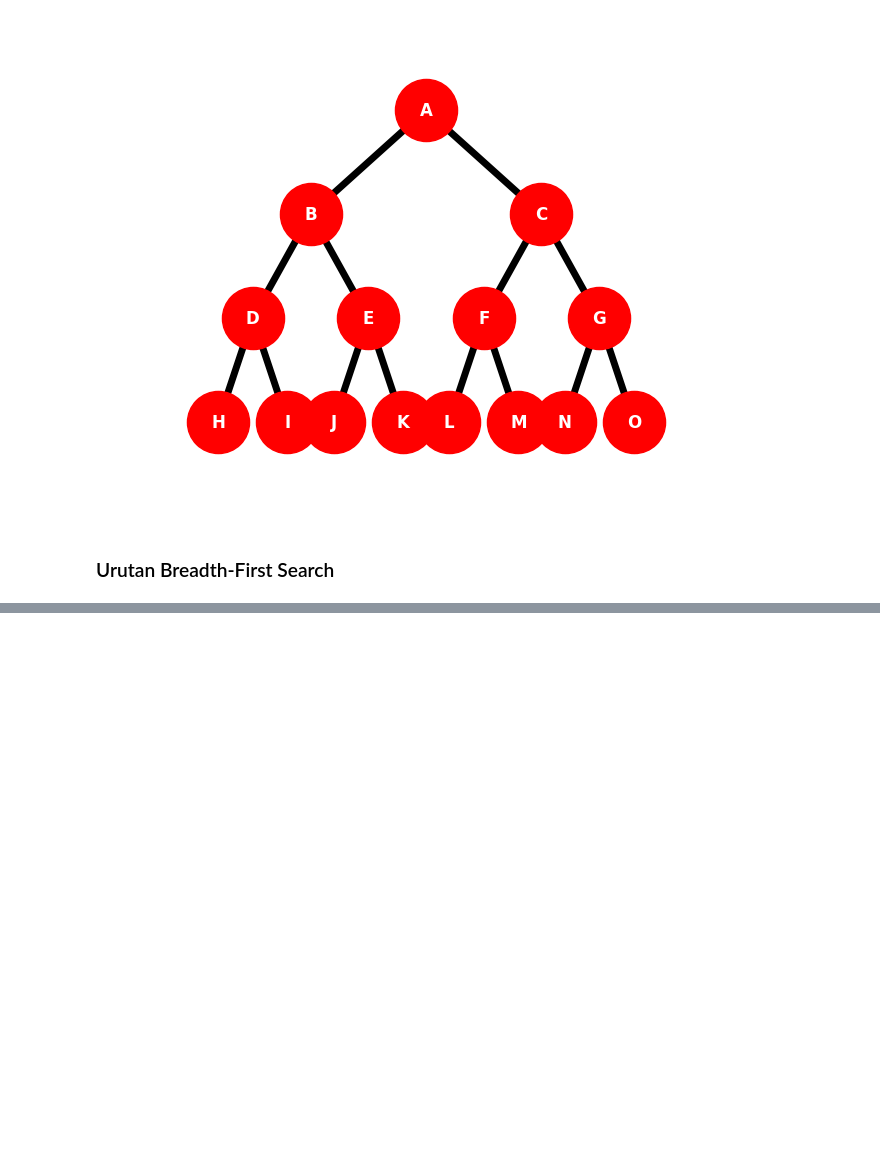
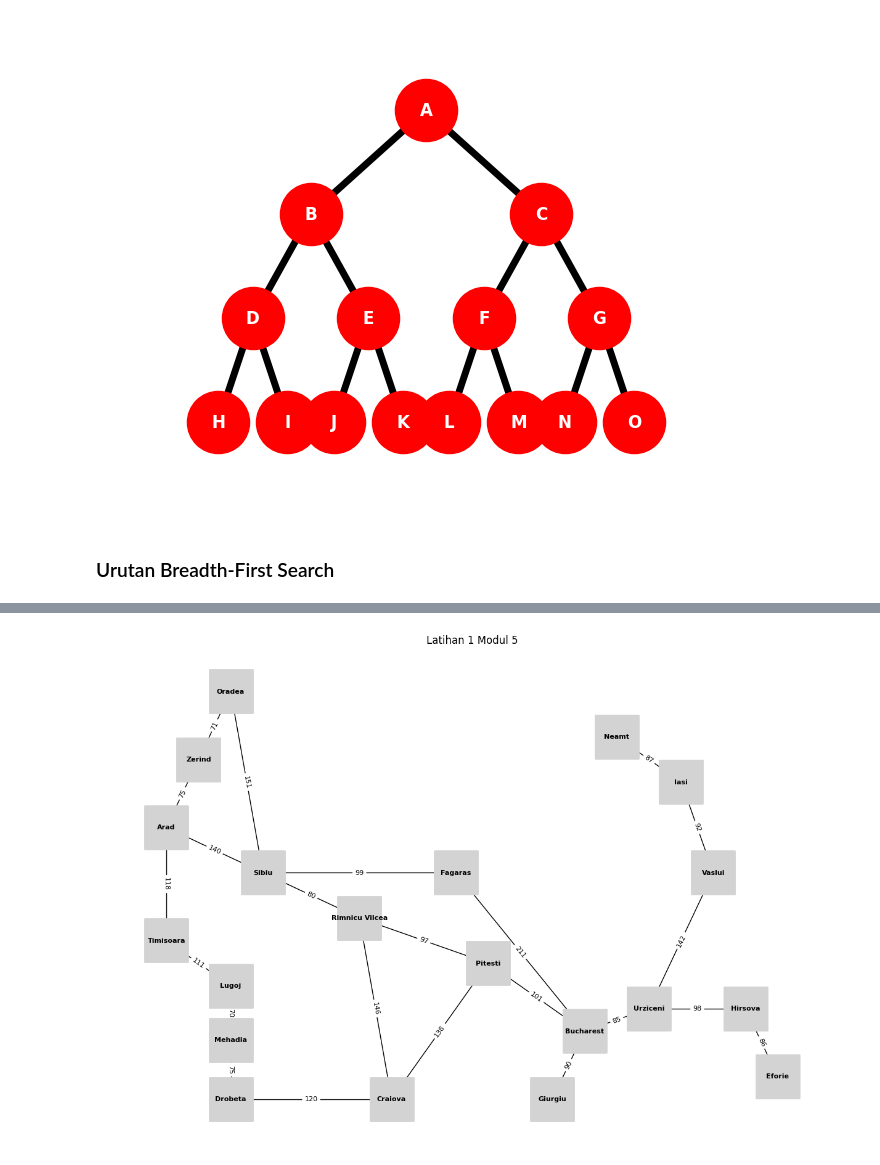
Before and after one commit to JinggaJilca/DKA-Praktikum, a Jupyter notebook: praktikum-5/bfs.ipynb, the cells around one changed output, grey strips where cells are left out. Cells and saved outputs as stored; diff of their text form; code cells hidden in the pictures; blank space fills up the shorter version.

Commit message:
Modul 3

```diff
--- a/praktikum-5/bfs.ipynb
+++ b/praktikum-5/bfs.ipynb
@@ -94,0 +144,93 @@ Urutan node yang dikunjungi:
+# %%
+import networkx as nx
+import matplotlib.pyplot as plt
+
+#Membuat wadah kosong untuk graph undirected
+G_undirected = nx.Graph()
+
+# Inisialisasi Weight tiap node
+edge_weight_data = [
+    ('Oradea', 'Zerind', 71),
+    ('Oradea', 'Sibiu', 151),
+    ('Zerind', 'Arad', 75),
+    ('Arad', 'Sibiu', 140),
+    ('Arad', 'Timisoara', 118),
+    ('Timisoara', 'Lugoj', 111),
+    ('Lugoj', 'Mehadia', 70),
+    ('Mehadia', 'Drobeta', 75),
+    ('Drobeta', 'Craiova', 120),
+    ('Craiova', 'Rimnicu Vilcea', 146),
+    ('Craiova', 'Pitesti', 138),
+    ('Rimnicu Vilcea', 'Sibiu', 80),
+    ('Rimnicu Vilcea', 'Pitesti', 97),
+    ('Sibiu', 'Fagaras', 99),
+    ('Fagaras', 'Bucharest', 211),
+    ('Pitesti', 'Bucharest', 101),
+    ('Bucharest', 'Giurgiu', 90),
+    ('Bucharest', 'Urziceni', 85),
+    ('Urziceni', 'Vaslui', 142),
+    ('Urziceni', 'Hirsova', 98),
+    ('Hirsova', 'Eforie', 86),
+    ('Vaslui', 'Iasi', 92),
+    ('Iasi', 'Neamt', 87)
+]
+
+#Membuat daftar untuk agar saling terhubung
+G_undirected.add_weighted_edges_from(edge_weight_data)
+
+#Menentukan posisi sesuai gambar menggunakan koordinat
+pos = {
+    'Oradea': (1.5, 10),
+    'Zerind': (1, 8.5),
+    'Arad': (0.5, 7),
+    'Timisoara': (0.5, 4.5),
+    'Lugoj': (1.5, 3.5),
+    'Mehadia': (1.5, 2.3),
+    'Drobeta': (1.5, 1),
+    'Sibiu': (2, 6),
+    'Rimnicu Vilcea': (3.5, 5),
+    'Craiova': (4, 1),
+    'Fagaras': (5, 6),
+    'Pitesti': (5.5, 4),
+    'Bucharest': (7, 2.5),
+    'Giurgiu': (6.5, 1),
+    'Urziceni': (8, 3),
+    'Vaslui': (9, 6),
+    'Iasi': (8.5, 8),
+    'Neamt': (7.5, 9),
+    'Hirsova': (9.5, 3),
+    'Eforie': (10, 1.5)
+}
+
+#Set ukuran framenya
+plt.figure(figsize=(12, 8))
+
+#Menggambar node
+nx.draw(G_undirected, pos,
+            with_labels=True,
+            node_color='lightgrey',
+            node_shape='s',
+            node_size=2500,
+            font_size=8,
+            font_weight='bold',
+            edge_color='black',
+            linewidths=2)
+
+#Data weight
+edge_labels = nx.get_edge_attributes(G_undirected, 'weight')
+
+#Tulisan bobot pada edges
+nx.draw_networkx_edge_labels(G_undirected, pos, edge_labels=edge_labels, font_size=8)
+
+plt.title("Latihan 1 Modul 5")
+plt.axis('off')
+plt.show()
+
+# JAWABAN
+print("Urutan node yang dikunjungi:")
+i = 1
+for nodes in nx.bfs_edges(G_undirected, source='Arad'):
+  print(f"{i}. {nodes[0]} - {nodes[1]}")
+  i  += 1
+# %% [output]
+[figure, added]
```
Also changed, not shown: parts of 7 cells of this notebook, 2 other files.
